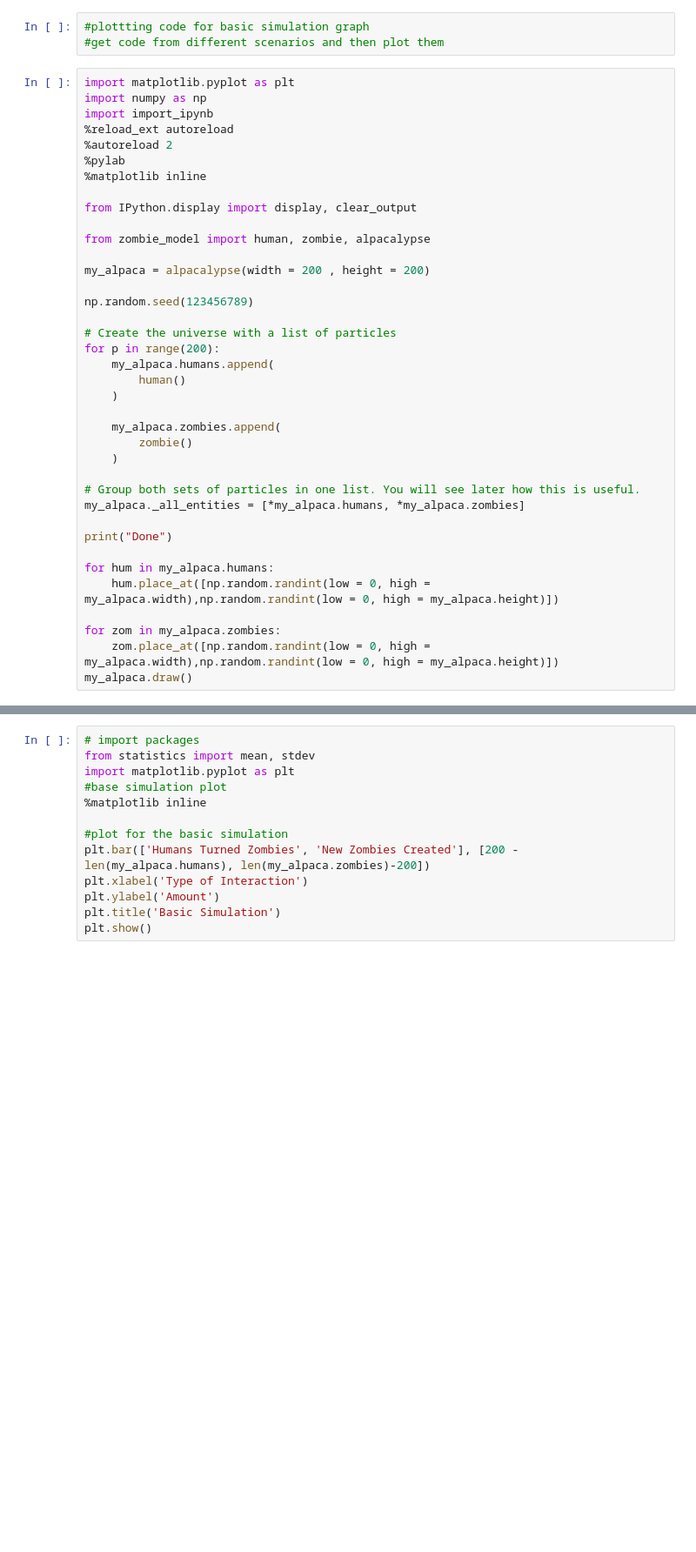
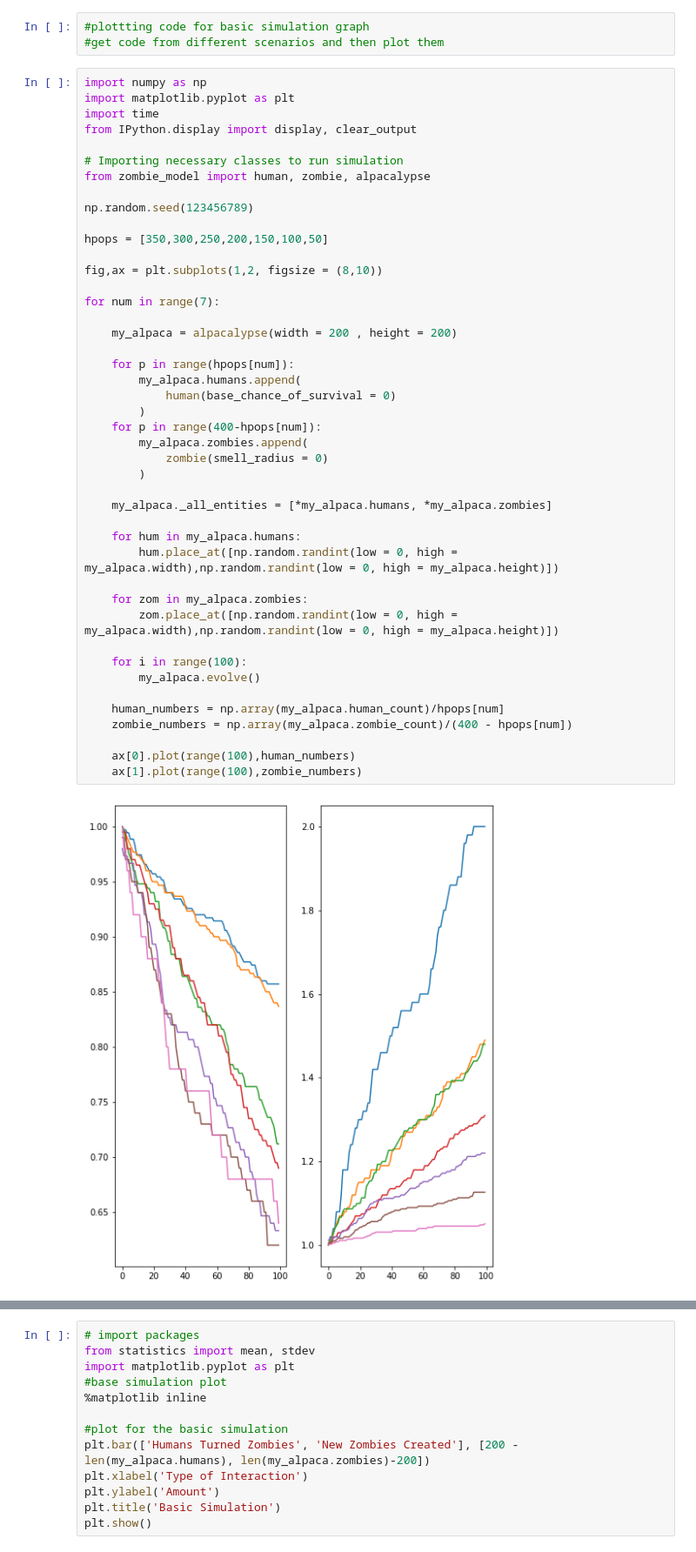
Before and after one commit to AriAtari/zombie_alpaca, a Jupyter notebook: zombie_model_plot.ipynb, the cells around one changed output, grey strips where cells are left out. Shown at 87% size. Cells and saved outputs as stored; diff of their text form; blank space fills up the shorter version.

Commit message:
Did some work with my presentation plots

```diff
--- a/zombie_model_plot.ipynb
+++ b/zombie_model_plot.ipynb
@@ -2,41 +2,49 @@
 #plottting code for basic simulation graph
 #get code from different scenarios and then plot them
 # %%
+import numpy as np
 import matplotlib.pyplot as plt
-import numpy as np
-import import_ipynb
-%reload_ext autoreload
-%autoreload 2
-%pylab
-%matplotlib inline
-
+import time
 from IPython.display import display, clear_output
 
+# Importing necessary classes to run simulation
 from zombie_model import human, zombie, alpacalypse
-
-my_alpaca = alpacalypse(width = 200 , height = 200)
 
 np.random.seed(123456789)
 
-# Create the universe with a list of particles
-for p in range(200):
-    my_alpaca.humans.append(
-        human()
-    )
+hpops = [350,300,250,200,150,100,50]
 
-    my_alpaca.zombies.append(
-        zombie()
-    )
+fig,ax = plt.subplots(1,2, figsize = (8,10))
 
-# Group both sets of particles in one list. You will see later how this is useful.
-my_alpaca._all_entities = [*my_alpaca.humans, *my_alpaca.zombies]
+for num in range(7):
 
-print("Done")
+    my_alpaca = alpacalypse(width = 200 , height = 200)
 
-for hum in my_alpaca.humans:
-    hum.place_at([np.random.randint(low = 0, high = my_alpaca.width),np.random.randint(low = 0, high = my_alpaca.height)])
+    for p in range(hpops[num]):
+        my_alpaca.humans.append(
+            human(base_chance_of_survival = 0)
+        )
+    for p in range(400-hpops[num]):
+        my_alpaca.zombies.append(
+            zombie(smell_radius = 0)
+        )
 
-for zom in my_alpaca.zombies:
-    zom.place_at([np.random.randint(low = 0, high = my_alpaca.width),np.random.randint(low = 0, high = my_alpaca.height)])
-my_alpaca.draw()
+    my_alpaca._all_entities = [*my_alpaca.humans, *my_alpaca.zombies]
+
+    for hum in my_alpaca.humans:
+        hum.place_at([np.random.randint(low = 0, high = my_alpaca.width),np.random.randint(low = 0, high = my_alpaca.height)])
+
+    for zom in my_alpaca.zombies:
+        zom.place_at([np.random.randint(low = 0, high = my_alpaca.width),np.random.randint(low = 0, high = my_alpaca.height)])
+
+    for i in range(100):
+        my_alpaca.evolve()
+
+    human_numbers = np.array(my_alpaca.human_count)/hpops[num]
+    zombie_numbers = np.array(my_alpaca.zombie_count)/(400 - hpops[num])
+
+    ax[0].plot(range(100),human_numbers)
+    ax[1].plot(range(100),zombie_numbers)
+# %% [output]
+[figure, added]
 # %%
```
Also changed, not shown: parts of 4 cells of this notebook.
